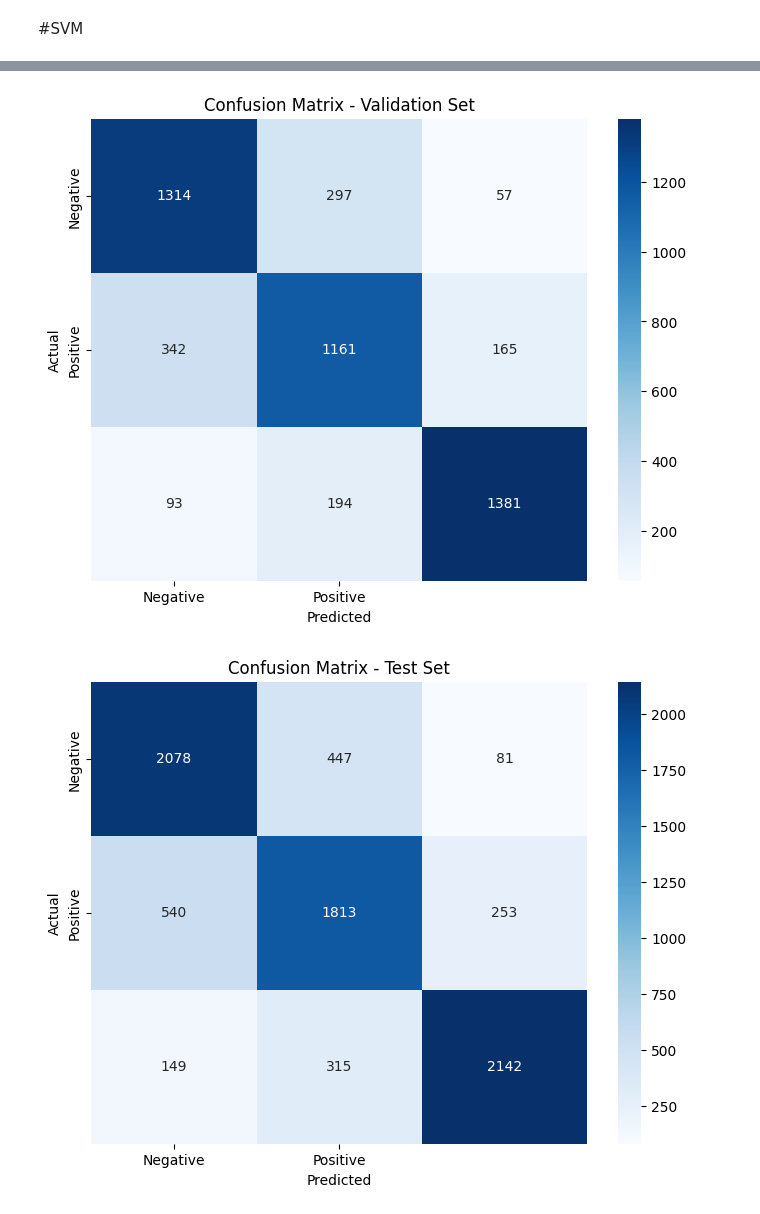
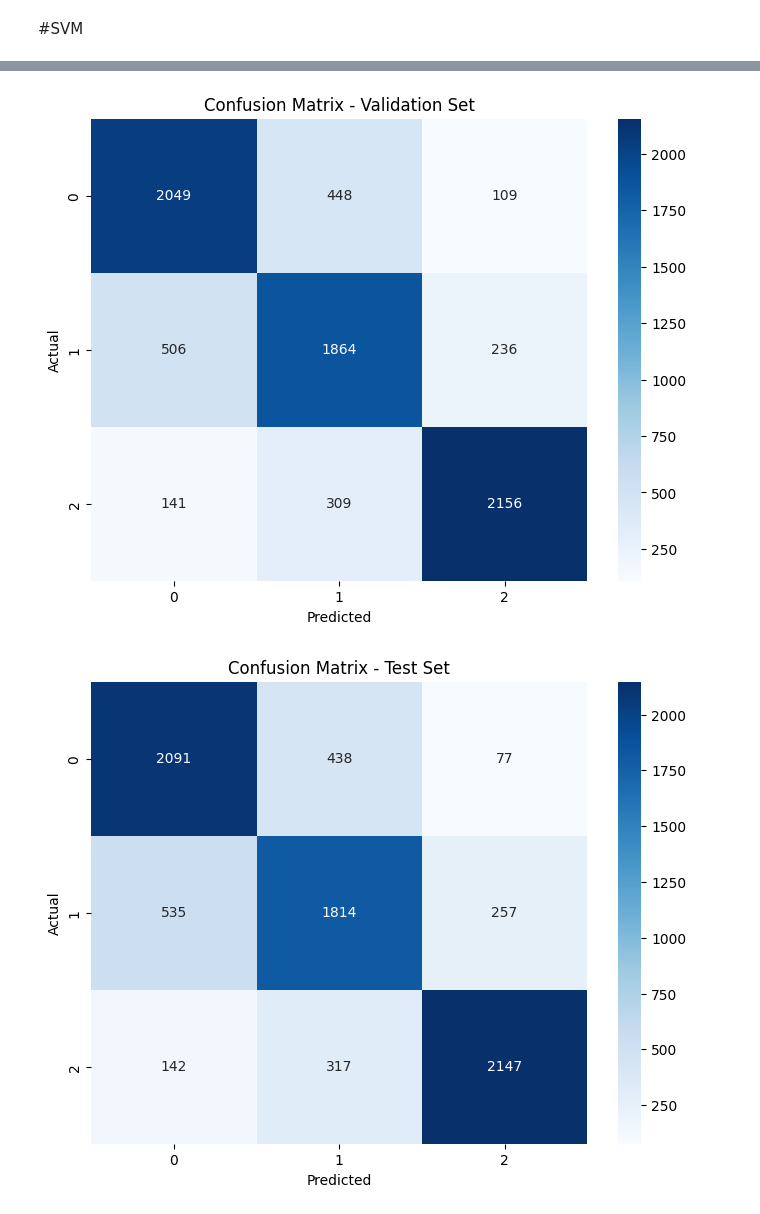
Before and after one commit to yonlada-mt1112/thai-sentiment-analysis-CS-ver.1, a Jupyter notebook: Model/SVM_Model.ipynb, the cells around one changed output, grey strips where cells are left out. Drawn from its saved outputs; the diff is of its cells as text; code cells hidden in the pictures.

```diff
--- a/Model/SVM_Model.ipynb
+++ b/Model/SVM_Model.ipynb
@@ -42,3 +44,12 @@ test
 7818 rows × 8 columns
 # %% [markdown]
 #SVM
+# %%
+# เตรียมข้อมูล
+X_train = train['wordseged_space_text']
+y_train = train['sentiment']
+
+X_test = test['wordseged_space_text']
+y_test = test['sentiment']
+# Train-Validation Split
+X_train, X_val, y_train, y_val = train_test_split(X_train, y_train, test_size=0.25, random_state=42, stratify=y_train)
@@ -189,31 +190,31 @@ weighted avg       0.77      0.77      0.77      7818
 # %%
 from sklearn.metrics import confusion_matrix
 import seaborn as sns
 import matplotlib.pyplot as plt
 
 # ... (previous code for model training, validation, and testing)
 
 # Calculate confusion matrix for validation set
 conf_matrix_val = confusion_matrix(y_val, y_pred_val_tfidf)
 
 # Display confusion matrix for validation set
 plt.figure(figsize=(8, 6))
-sns.heatmap(conf_matrix_val, annot=True, fmt='d', cmap='Blues', xticklabels=['Negative', 'Positive'], yticklabels=['Negative', 'Positive'])
+sns.heatmap(conf_matrix_val, annot=True, fmt='d', cmap='Blues')
 plt.title('Confusion Matrix - Validation Set')
 plt.xlabel('Predicted')
 plt.ylabel('Actual')
 plt.show()
 
 # Calculate confusion matrix for test set
 conf_matrix_test = confusion_matrix(y_test, y_pred_test_tfidf)
 
 # Display confusion matrix for test set
 plt.figure(figsize=(8, 6))
-sns.heatmap(conf_matrix_test, annot=True, fmt='d', cmap='Blues', xticklabels=['Negative', 'Positive'], yticklabels=['Negative', 'Positive'])
+sns.heatmap(conf_matrix_test, annot=True, fmt='d', cmap='Blues')
 plt.title('Confusion Matrix - Test Set')
 plt.xlabel('Predicted')
 plt.ylabel('Actual')
 plt.show()
 # %% [output]
-[figure, old version]
+[figure, new version]
-[figure, old version]
+[figure, new version]
```
Also changed, not shown: parts of 9 cells of this notebook, 4 other files.
